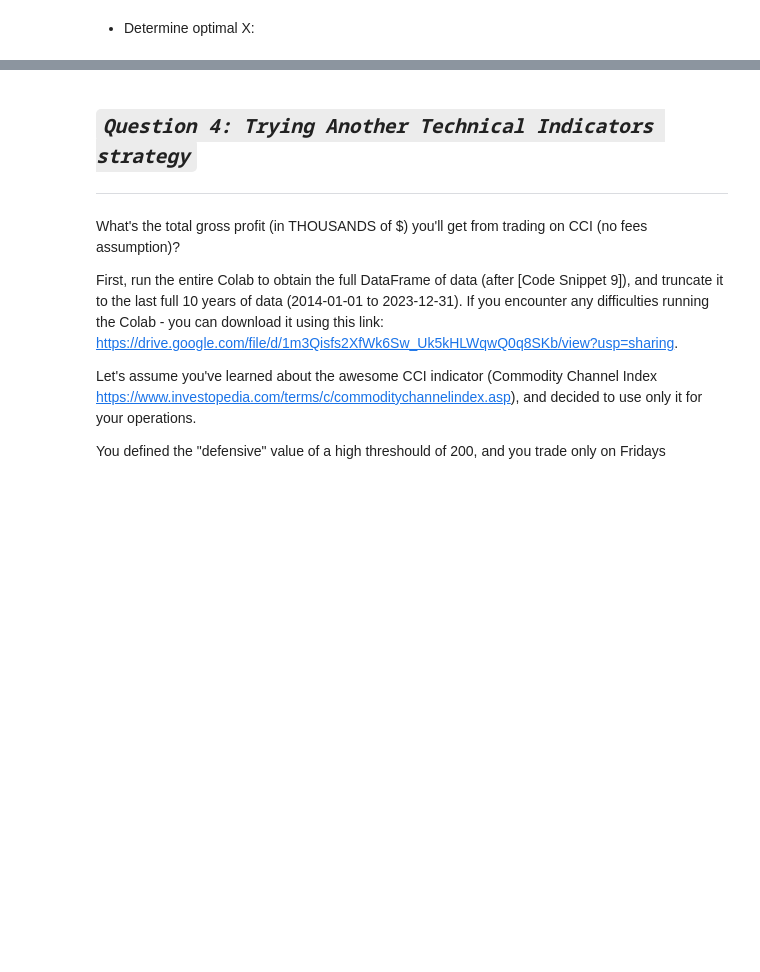
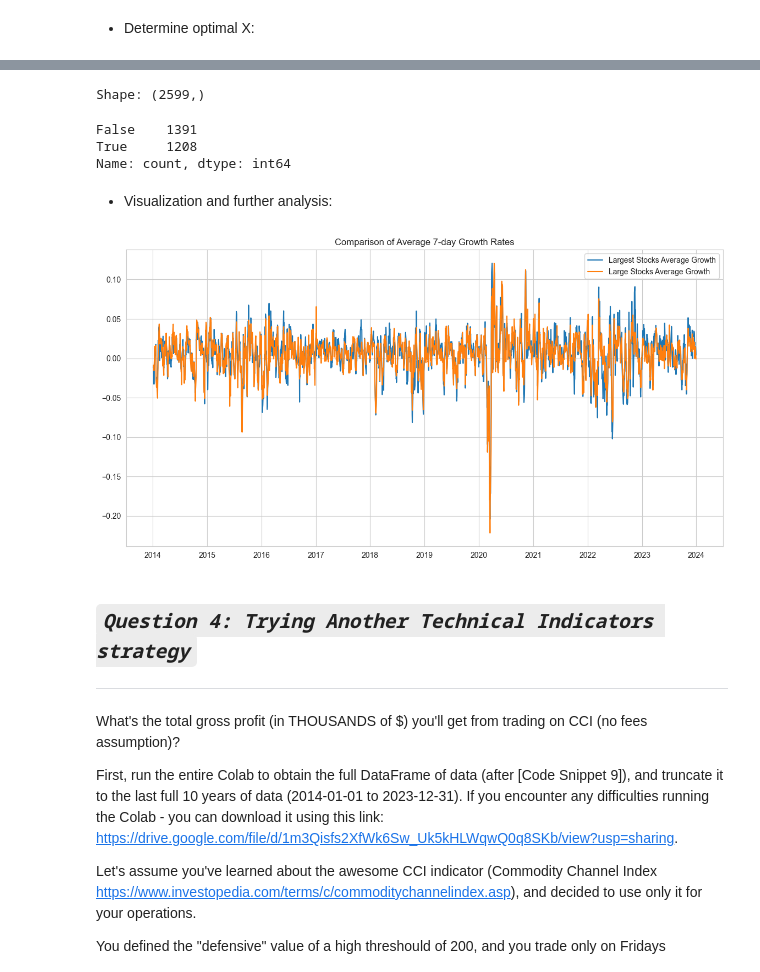
Before and after one commit to Ocean-code-1995/stock-market-analytics-zoomcamp, a Jupyter notebook: Module2/homework2.ipynb, the cells around one changed output, grey strips where cells are left out. Cells and saved outputs as stored; diff of their text form; code cells hidden in the pictures; blank space fills up the shorter version.

```diff
--- a/Module2/homework2.ipynb
+++ b/Module2/homework2.ipynb
@@ -864,0 +765,8 @@ HINT: you can use `pandas.pivot_table()` to "flatten" the table (LARGE and LARGE
+# %%
+def download_stock_data(tickers):
+    data = yf.download(tickers, start="2013-12-25", end="2023-12-31")
+    return data['Adj Close']
+
+# Download data
+largest_data = download_stock_data(LARGEST_STOCKS)
+large_data   = download_stock_data(LARGE_STOCKS)
@@ -864,0 +804,6 @@ HINT: you can use `pandas.pivot_table()` to "flatten" the table (LARGE and LARGE
+# %%
+def calculate_growth(data):
+    return data / data.shift(7) - 1
+
+growth_largest = calculate_growth(largest_data)
+growth_large = calculate_growth(large_data)
@@ -864,0 +848,10 @@ HINT: you can use `pandas.pivot_table()` to "flatten" the table (LARGE and LARGE
+# %%
+# Calculate daily averages for each group
+daily_avg_growth_largest = growth_largest.mean(axis=1)
+daily_avg_growth_large   = growth_large.mean(axis=1)
+
+# Compare daily growths
+outperform = daily_avg_growth_large > daily_avg_growth_largest
+percentage_outperform = outperform.mean() * 100
+
+print(f"Percentage of days when LARGE stocks outperform LARGEST stocks: {int(percentage_outperform)}%")
@@ -865,3 +876,23 @@ HINT: you can use `pandas.pivot_table()` to "flatten" the table (LARGE and LARGE
+# %%
+print(f"Shape: {outperform.shape}")
+outperform.value_counts()
+# %% [output]
+Shape: (2599,)
+False    1391
+True     1208
+Name: count, dtype: int64
+# %% [markdown]
+- Visualization and further analysis:
+# %%
+
+plt.figure(figsize=(14, 7))
+plt.plot(daily_avg_growth_largest, label='Largest Stocks Average Growth')
+plt.plot(daily_avg_growth_large, label='Large Stocks Average Growth')
+plt.title('Comparison of Average 7-day Growth Rates')
+plt.legend()
+plt.show()
+# %% [output]
+[figure, added]
 # %% [markdown]
 ## ***`Question 4: Trying Another Technical Indicators strategy`***
 ---
```
Also changed, not shown: parts of 53 cells of this notebook, 3 other files.
